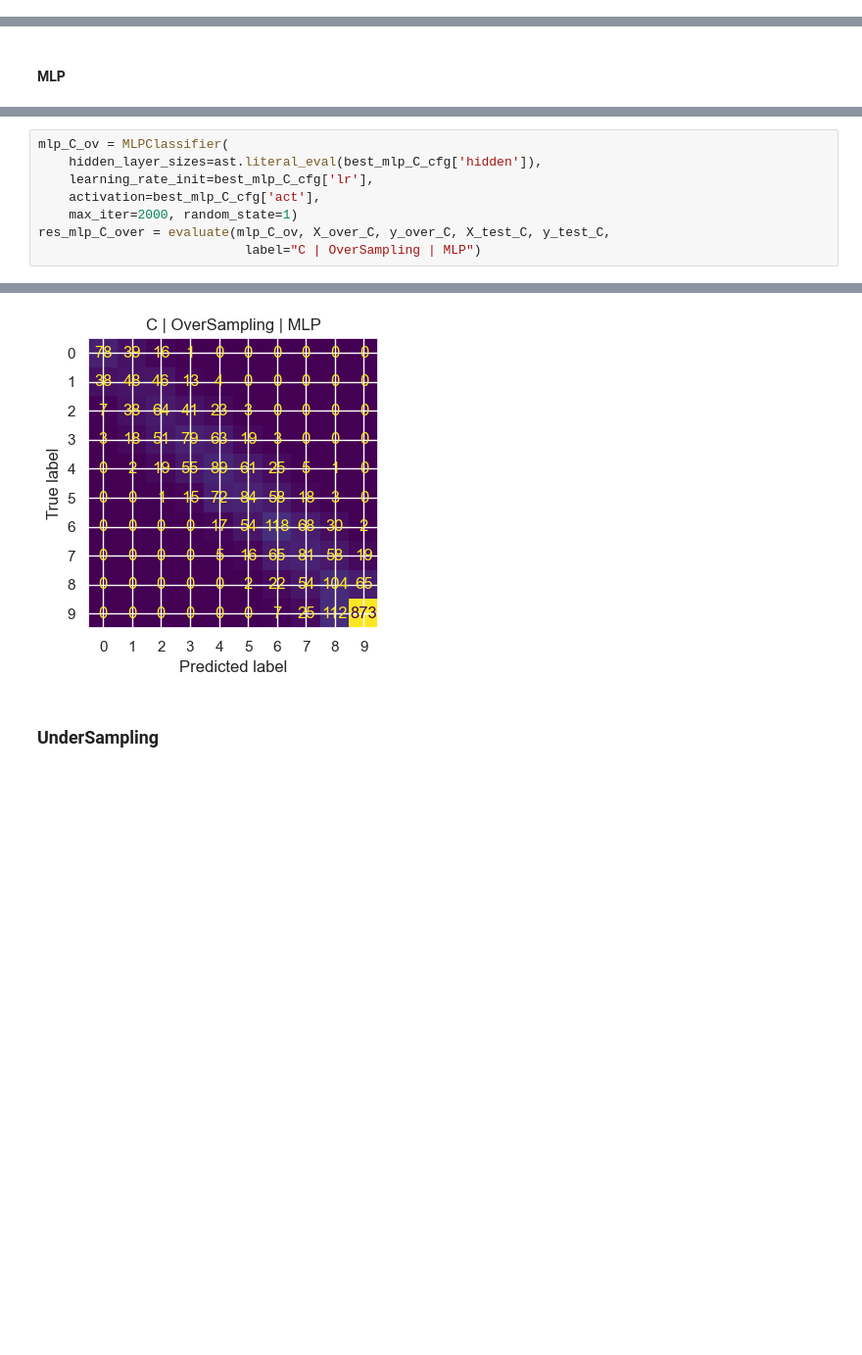
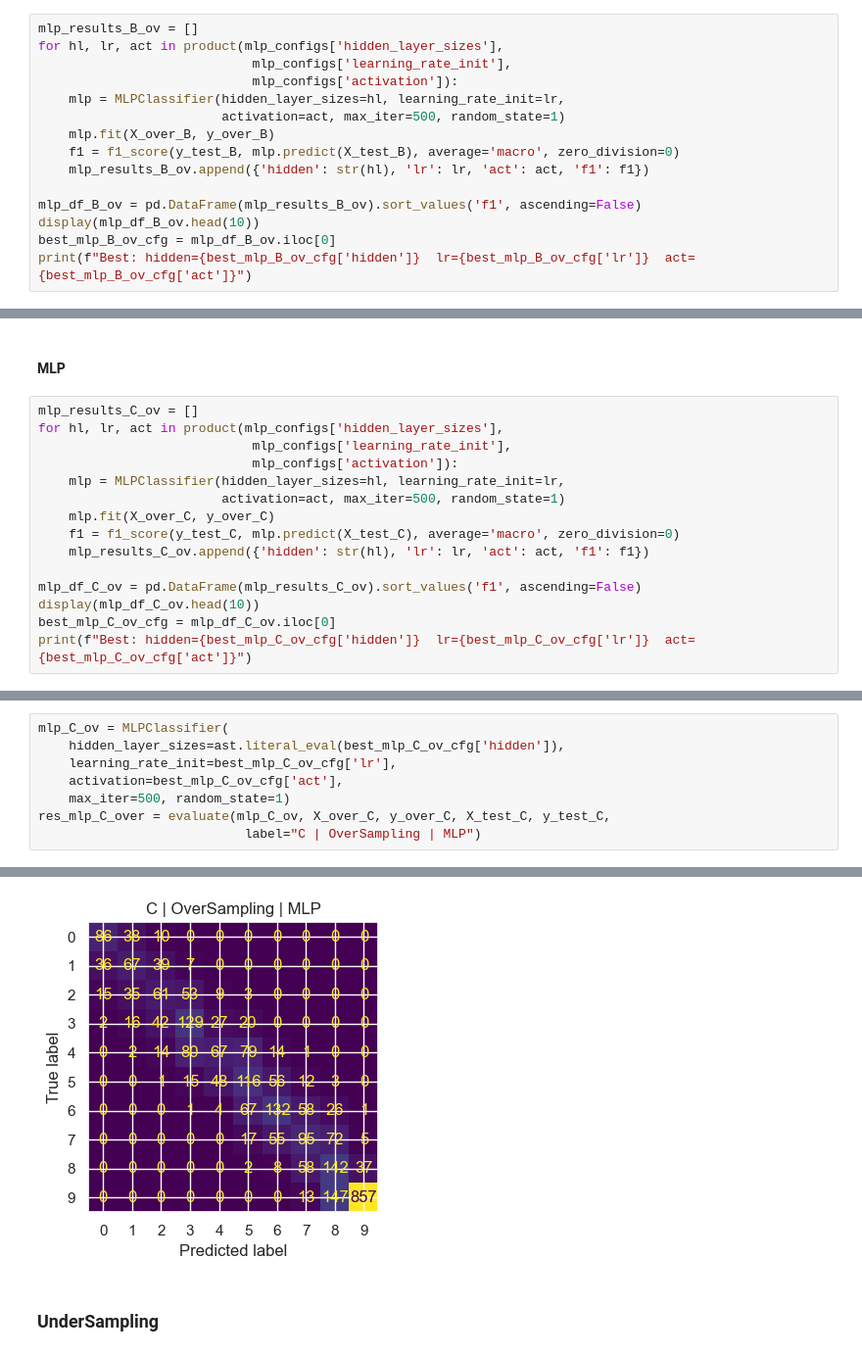
Before and after one commit to diogvasc/projetoAC, a Jupyter notebook: projeto_2.ipynb, the cells around one changed output, grey strips where cells are left out. Shown at 98% size. Cells and saved outputs as stored; diff of their text form; blank space fills up the shorter version.

```diff
--- a/projeto_2.ipynb
+++ b/projeto_2.ipynb
@@ -680,3 +680,18 @@ weighted avg       0.81      0.80      0.81      3000
 [figure]
 # %% [markdown]
 #### MLP
+# %%
+mlp_results_B_ov = []
+for hl, lr, act in product(mlp_configs['hidden_layer_sizes'],
+                            mlp_configs['learning_rate_init'],
+                            mlp_configs['activation']):
+    mlp = MLPClassifier(hidden_layer_sizes=hl, learning_rate_init=lr,
+                        activation=act, max_iter=500, random_state=1)
+    mlp.fit(X_over_B, y_over_B)
+    f1 = f1_score(y_test_B, mlp.predict(X_test_B), average='macro', zero_division=0)
+    mlp_results_B_ov.append({'hidden': str(hl), 'lr': lr, 'act': act, 'f1': f1})
+
+mlp_df_B_ov = pd.DataFrame(mlp_results_B_ov).sort_values('f1', ascending=False)
+display(mlp_df_B_ov.head(10))
+best_mlp_B_ov_cfg = mlp_df_B_ov.iloc[0]
+print(f"Best: hidden={best_mlp_B_ov_cfg['hidden']}  lr={best_mlp_B_ov_cfg['lr']}  act={best_mlp_B_ov_cfg['act']}")
@@ -929,3 +957,18 @@ weighted avg       0.62      0.60      0.60      3000
 [figure]
 # %% [markdown]
 #### MLP
+# %%
+mlp_results_C_ov = []
+for hl, lr, act in product(mlp_configs['hidden_layer_sizes'],
+                            mlp_configs['learning_rate_init'],
+                            mlp_configs['activation']):
+    mlp = MLPClassifier(hidden_layer_sizes=hl, learning_rate_init=lr,
+                        activation=act, max_iter=500, random_state=1)
+    mlp.fit(X_over_C, y_over_C)
+    f1 = f1_score(y_test_C, mlp.predict(X_test_C), average='macro', zero_division=0)
+    mlp_results_C_ov.append({'hidden': str(hl), 'lr': lr, 'act': act, 'f1': f1})
+
+mlp_df_C_ov = pd.DataFrame(mlp_results_C_ov).sort_values('f1', ascending=False)
+display(mlp_df_C_ov.head(10))
+best_mlp_C_ov_cfg = mlp_df_C_ov.iloc[0]
+print(f"Best: hidden={best_mlp_C_ov_cfg['hidden']}  lr={best_mlp_C_ov_cfg['lr']}  act={best_mlp_C_ov_cfg['act']}")
@@ -932,9 +988,9 @@ weighted avg       0.62      0.60      0.60      3000
 # %%
 mlp_C_ov = MLPClassifier(
-    hidden_layer_sizes=ast.literal_eval(best_mlp_C_cfg['hidden']),
-    learning_rate_init=best_mlp_C_cfg['lr'],
-    activation=best_mlp_C_cfg['act'],
-    max_iter=2000, random_state=1)
+    hidden_layer_sizes=ast.literal_eval(best_mlp_C_ov_cfg['hidden']),
+    learning_rate_init=best_mlp_C_ov_cfg['lr'],
+    activation=best_mlp_C_ov_cfg['act'],
+    max_iter=500, random_state=1)
 res_mlp_C_over = evaluate(mlp_C_ov, X_over_C, y_over_C, X_test_C, y_test_C,
                            label="C | OverSampling | MLP")
 # %% [output]
@@ -961,4 +1017,4 @@ weighted avg       0.55      0.54      0.54      3000
-[figure, old version]
+[figure, new version]
 # %% [markdown]
 ### UnderSampling
 # %%
```
Also changed, not shown: parts of 8 cells of this notebook, 1 other file.
